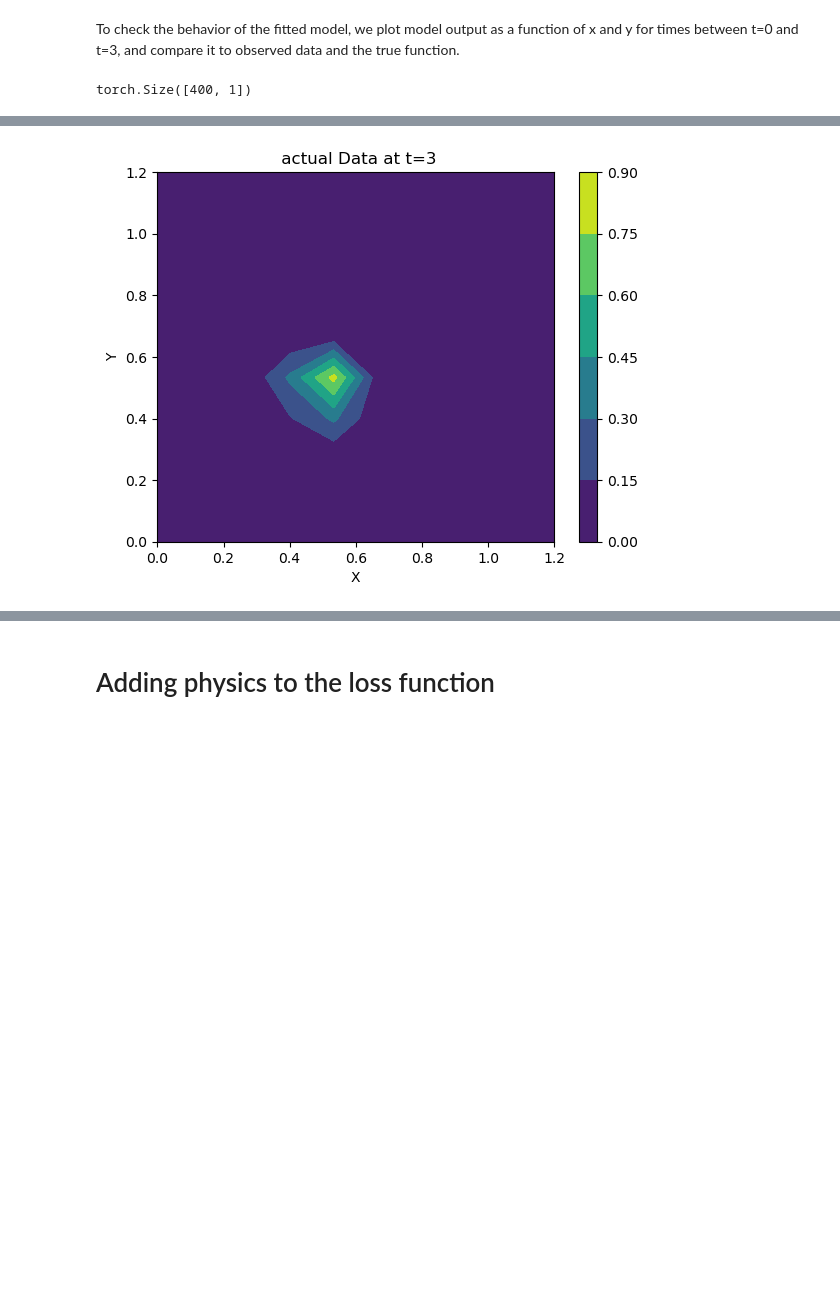
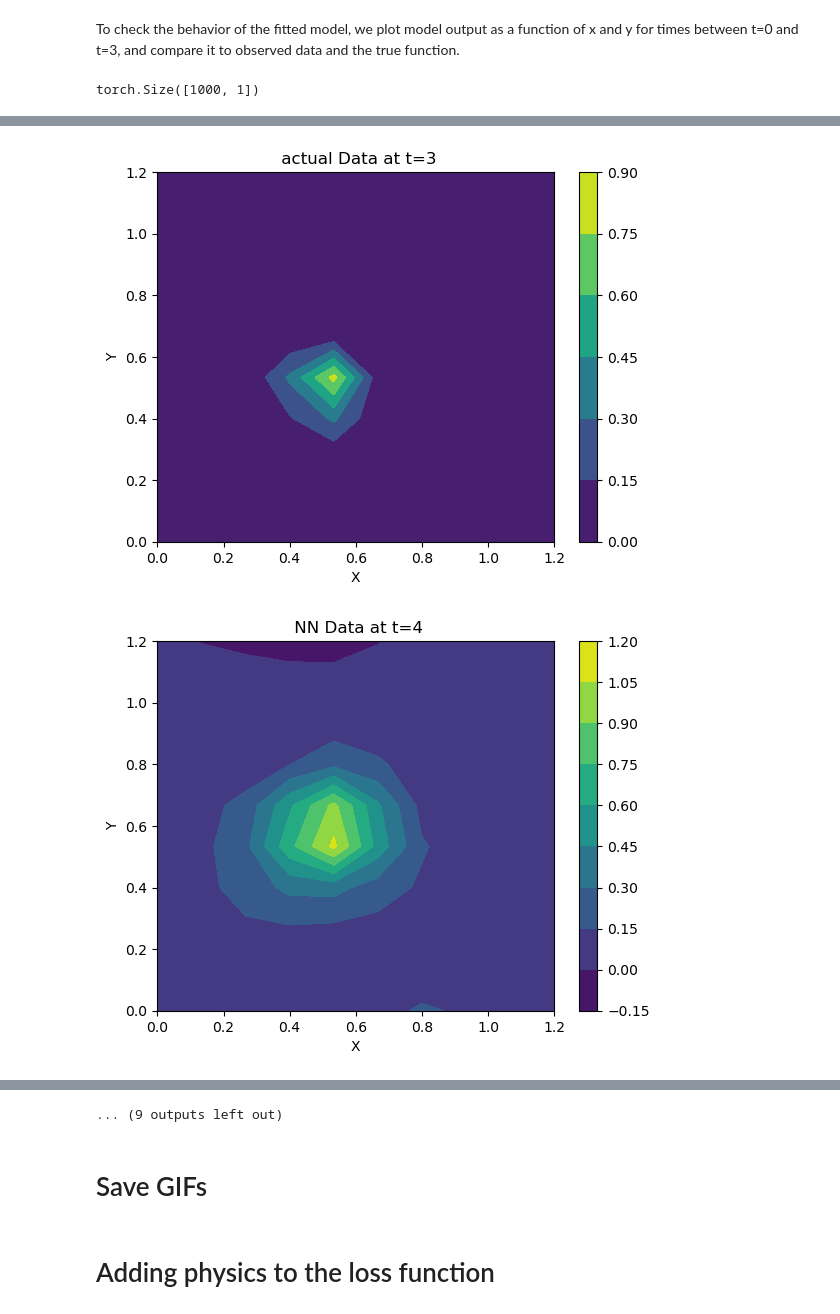
Before and after one commit to Tsomoriri/PhysNet-RadarNowcast, a Jupyter notebook: 2d-advection.ipynb, the cells around one changed output, grey strips where cells are left out. Drawn from its saved outputs; the diff is of its cells as text; code cells hidden in the pictures; blank space fills up the shorter version.

```diff
--- a/2d-advection.ipynb
+++ b/2d-advection.ipynb
@@ -119,7 +122,19 @@ torch.Size([200, 1]) torch.Size([200, 1]) torch.Size([200, 3])
 # %% [markdown]
 To check the behavior of the fitted model, we plot model output as a function of x and y for times between t=0 and t=3, and compare it to observed data and the true function.
 # %%
-nt = 4
+'''
+Generate and save the plots for tt = 0-11
+'''
+cwd = os.getcwd()
+true_plot_dir = os.path.join(cwd, '2d-advection', 'true_plot')
+nn_plot_dir = os.path.join(cwd, '2d-advection', 'nn_plot')
+
+# Create the directories if they don't exist
+os.makedirs(nn_plot_dir, exist_ok=True)
+os.makedirs(true_plot_dir, exist_ok=True)
+
+
+nt = 10
 xr = np.linspace(0,1.2,nx)
 yr = np.linspace(0,1.2,ny)
 tr = np.linspace(0,nt-1,nt).T
@@ -131,32 +146,35 @@ xrmesh , yrmesh, trmesh = np.meshgrid(xr,yr,tr)
 
 
 rin_test = np.stack((xrmesh, yrmesh, trmesh), axis=-1).reshape(-1, 3)
 rin_test = torch.tensor(rin_test).float()
 print(model(rin_test.float()).shape)
 
-for tt in range(4):
+for tt in range(nt):
     ur = model(rin_test.float()).detach().numpy().reshape(nx,ny,nt)
     ut = u_2d_true(xrmesh,yrmesh,trmesh)
     plt.contourf(xrmesh[:,:,0], yrmesh[:,:,0], ur[:,:,tt])
     plt.xlabel('X')
     plt.ylabel('Y')
     plt.title(' NN Data at t='+str(tt))
+    plt.savefig(nn_plot_dir + '/nn_plot_{}.png'.format(tt))
     plt.colorbar()
     plt.show()
 
     plt.contourf(xrmesh[:,:,0], yrmesh[:,:,0], ut[:,:,tt])
     plt.xlabel('X')
     plt.ylabel('Y')
     plt.title(' actual Data at t='+str(tt))
+    plt.savefig(true_plot_dir + '/true_plot_{}.png'.format(tt))
     plt.colorbar()
     plt.show()
 # %% [output]
-torch.Size([400, 1])
+torch.Size([1000, 1])
 [figure]
 [figure]
 [figure]
 [figure]
 [figure]
 [figure]
 [figure]
 [figure]
+[figure, added]
@@ -162,0 +183,3 @@ torch.Size([400, 1])
+... (9 outputs left out)
+# %% [markdown]
+# Save GIFs
```
Also changed, not shown: parts of 6 cells of this notebook, 43 other files.
